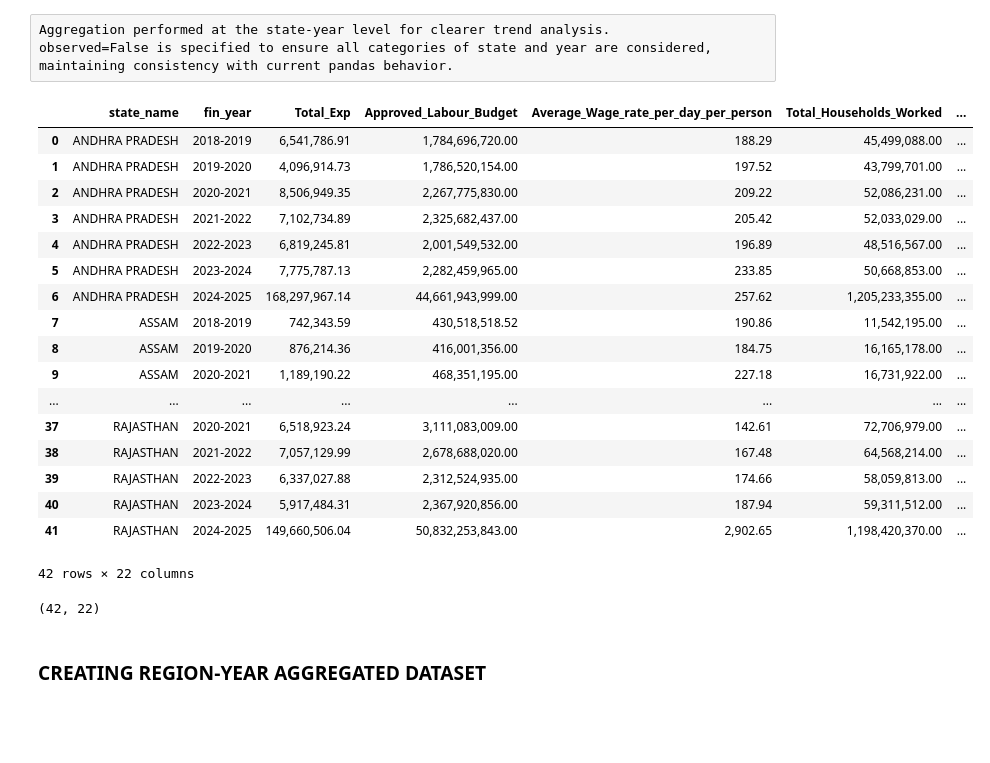
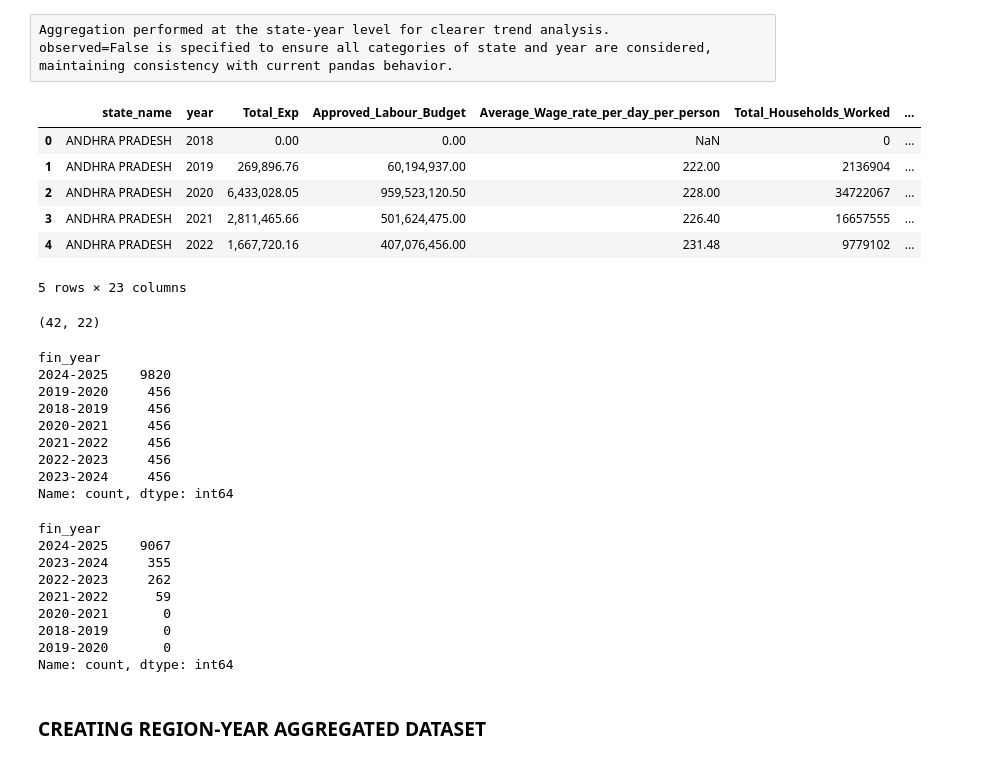
Before and after one commit to Shubhangidixit01/MGNREGA-Data-Analysis, a Jupyter notebook: notebooks/MGNREGA_Analysis.ipynb, the cells around one changed output. Cells and saved outputs as stored; diff of their text form; code cells hidden in the pictures; blank space fills up the shorter version.

Commit message:
Updated advanced preprocessing
Worked on detailed analysis of financial variables, outlier removals and aggregated datasets. Updated the processed datasets.

```diff
--- a/notebooks/MGNREGA_Analysis.ipynb
+++ b/notebooks/MGNREGA_Analysis.ipynb
@@ -517,0 +642,13 @@ df_clean.describe()
+# %%
+df_clean = df_state_iqr
+# %%
+df_clean['fin_year'] = pd.Categorical(
+    df_clean['fin_year'],
+    categories=[
+        '2018-2019','2019-2020','2020-2021',
+        '2021-2022','2022-2023','2023-2024','2024-2025'
+    ],
+    ordered=True
+)
+# %%
+df_clean = df_clean.sort_values(by='fin_year')
@@ -546,7 +735,7 @@ State-Year aggregated dataset is useful for analysis, especially for:
 -Policy interpretation
 # %%
 # State-year aggregation including operational performance indicators
-df_state_year = df_clean.groupby(['state_name','fin_year'], as_index=False,observed=False).agg({
+df_state_year = (df_clean.groupby(['state_name','year'], observed=False).agg({
 
     'Total_Exp':'sum',
     'Approved_Labour_Budget':'sum',
@@ -569,35 +758,51 @@ df_state_year = df_clean.groupby(['state_name','fin_year'], as_index=False,obser
     'Number_of_Ongoing_Works':'sum',
     'Total_No_of_JobCards_issued':'sum',
     'Total_No_of_Works_Takenup':'sum'
-})
+}).reset_index()
+)
 # %% [raw]
 Aggregation performed at the state-year level for clearer trend analysis.
 observed=False is specified to ensure all categories of state and year are considered, maintaining consistency with current pandas behavior.
 # %%
-df_state_year
+df_state_year.head()
 # %% [output]
-|  | state_name | fin_year | Total_Exp | Approved_Labour_Budget | Average_Wage_rate_per_day_per_person | Total_Households_Worked | ... |
-| 0 | ANDHRA PRADESH | 2018-2019 | 6,541,786.91 | 1,784,696,720.00 | 188.29 | 45,499,088.00 | ... |
-| 1 | ANDHRA PRADESH | 2019-2020 | 4,096,914.73 | 1,786,520,154.00 | 197.52 | 43,799,701.00 | ... |
-| 2 | ANDHRA PRADESH | 2020-2021 | 8,506,949.35 | 2,267,775,830.00 | 209.22 | 52,086,231.00 | ... |
-| 3 | ANDHRA PRADESH | 2021-2022 | 7,102,734.89 | 2,325,682,437.00 | 205.42 | 52,033,029.00 | ... |
-| 4 | ANDHRA PRADESH | 2022-2023 | 6,819,245.81 | 2,001,549,532.00 | 196.89 | 48,516,567.00 | ... |
-| 5 | ANDHRA PRADESH | 2023-2024 | 7,775,787.13 | 2,282,459,965.00 | 233.85 | 50,668,853.00 | ... |
-| 6 | ANDHRA PRADESH | 2024-2025 | 168,297,967.14 | 44,661,943,999.00 | 257.62 | 1,205,233,355.00 | ... |
-| 7 | ASSAM | 2018-2019 | 742,343.59 | 430,518,518.52 | 190.86 | 11,542,195.00 | ... |
-| 8 | ASSAM | 2019-2020 | 876,214.36 | 416,001,356.00 | 184.75 | 16,165,178.00 | ... |
-| 9 | ASSAM | 2020-2021 | 1,189,190.22 | 468,351,195.00 | 227.18 | 16,731,922.00 | ... |
-| ... | ... | ... | ... | ... | ... | ... | ... |
-| 37 | RAJASTHAN | 2020-2021 | 6,518,923.24 | 3,111,083,009.00 | 142.61 | 72,706,979.00 | ... |
-| 38 | RAJASTHAN | 2021-2022 | 7,057,129.99 | 2,678,688,020.00 | 167.48 | 64,568,214.00 | ... |
-| 39 | RAJASTHAN | 2022-2023 | 6,337,027.88 | 2,312,524,935.00 | 174.66 | 58,059,813.00 | ... |
-| 40 | RAJASTHAN | 2023-2024 | 5,917,484.31 | 2,367,920,856.00 | 187.94 | 59,311,512.00 | ... |
-| 41 | RAJASTHAN | 2024-2025 | 149,660,506.04 | 50,832,253,843.00 | 2,902.65 | 1,198,420,370.00 | ... |
+|  | state_name | year | Total_Exp | Approved_Labour_Budget | Average_Wage_rate_per_day_per_person | Total_Households_Worked | ... |
+| 0 | ANDHRA PRADESH | 2018 | 0.00 | 0.00 | NaN | 0 | ... |
+| 1 | ANDHRA PRADESH | 2019 | 269,896.76 | 60,194,937.00 | 222.00 | 2136904 | ... |
+| 2 | ANDHRA PRADESH | 2020 | 6,433,028.05 | 959,523,120.50 | 228.00 | 34722067 | ... |
+| 3 | ANDHRA PRADESH | 2021 | 2,811,465.66 | 501,624,475.00 | 226.40 | 16657555 | ... |
+| 4 | ANDHRA PRADESH | 2022 | 1,667,720.16 | 407,076,456.00 | 231.48 | 9779102 | ... |
-42 rows × 22 columns
+5 rows × 23 columns
 # %%
 df_state_year.shape
 # %% [output]
 (42, 22)
+# %%
+# Before cleaning
+df[df['state_name'] == 'BIHAR']['fin_year'].value_counts()
+# %% [output]
+fin_year
+2024-2025    9820
+2019-2020     456
+2018-2019     456
+2020-2021     456
+2021-2022     456
+2022-2023     456
+2023-2024     456
+Name: count, dtype: int64
+# %%
+# After cleaning
+df_state_iqr[df_state_iqr['state_name'] == 'BIHAR']['fin_year'].value_counts()
+# %% [output]
+fin_year
+2024-2025    9067
+2023-2024     355
+2022-2023     262
+2021-2022      59
+2020-2021       0
+2018-2019       0
+2019-2020       0
+Name: count, dtype: int64
 # %% [markdown]
 ### CREATING REGION-YEAR AGGREGATED DATASET
 # %% [raw]
```
Also changed, not shown: parts of 119 cells of this notebook, 3 other files.
